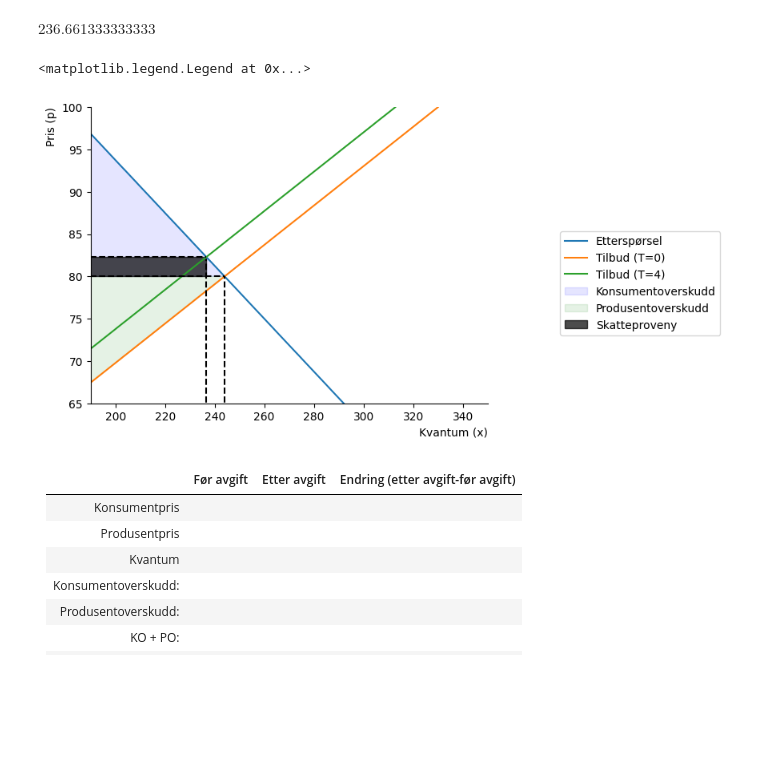
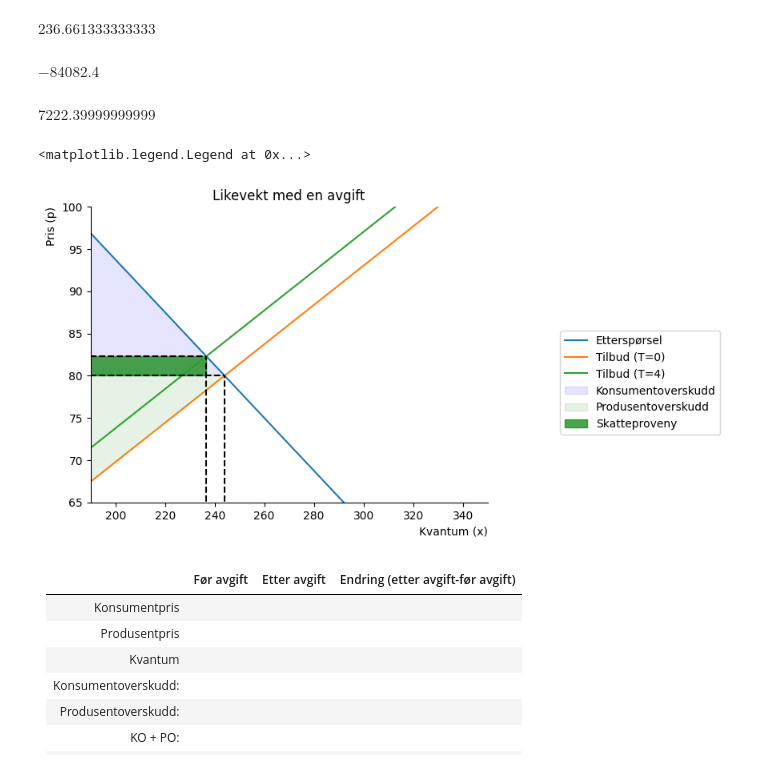
Before and after one commit to loopdiggaz/SOK-1006, a Jupyter notebook: arbeidskrav/arbeidskrav 3.ipynb, the cells around one changed output. Drawn from its saved outputs; the diff is of its cells as text; code cells hidden in the pictures; blank space fills up the shorter version.

```diff
--- a/arbeidskrav/arbeidskrav 3.ipynb
+++ b/arbeidskrav/arbeidskrav 3.ipynb
@@ -72,6 +72,16 @@ x_eq2
 # %% [output]
 $\displaystyle 82.2933333333333$
 $\displaystyle 236.661333333333$
+# %%
+producer_surplus=sp.integrate(80-x_s(p,0),(p,0,244))
+producer_surplus
+# %% [output]
+$\displaystyle -84082.4$
+# %%
+consumer_surplus=sp.integrate(x_d(p)-80,(p,0,244))
+consumer_surplus
+# %% [output]
+$\displaystyle 7222.39999999999$
 # %%
 x_num=np.linspace(0.1,100,100)
 
@@ -81,36 +91,37 @@ def create_ax():
                 ax.set_xlabel('Kvantum (x)', loc='right')
                 ax.set(xlim=(190,350))
                 ax.set(ylim=(65,100))
                 ax.spines['top'].set_color('none')
                 ax.spines['right'].set_color('none')
 
                 return fig, ax
 
 fig, ax = create_ax()
 
 ax.plot(x_d(x_num),x_num, label = 'Etterspørsel')
 ax.plot(x_s(x_num,0),x_num, label = 'Tilbud (T=0)')
 ax.plot(x_s(x_num,4),x_num,label = 'Tilbud (T=4)')
 
 ax.hlines(80,0,244, color='black',ls='dashed')
 ax.vlines(244,0,80, color='black',ls='dashed')
 
 ax.hlines(82.3,0,236.6, color='black',ls='dashed')
-ax.vlines(236.6,0,82, color='black',ls='dashed')
+ax.vlines(236.6,0,82.3, color='black',ls='dashed')
 
 z=np.linspace(80,236.6,100)
 x=np.linspace(80,0,100)
 
 
 ax.fill_between(x_d(z),z,80,color = "blue",alpha = 0.1,label='Konsumentoverskudd')
 ax.fill_between(x_s(x,0),80,x,color = "green",alpha = 0.1,label='Produsentoverskudd')
-ax.fill_between(z,80,82.3, color = 'black', alpha = 0.7, label = 'Skatteproveny')
+ax.fill_between(z,80,82.3, color = 'green', alpha = 0.7, label = 'Skatteproveny')
 
+ax.set_title('Likevekt med en avgift')
 
 ax.legend(bbox_to_anchor=(1.6,0.6))
 # %% [output]
 <matplotlib.legend.Legend at 0x...>
-[figure, old version]
+[figure, new version]
 # %%
 from IPython.display import Markdown
 # %% [markdown]
```
